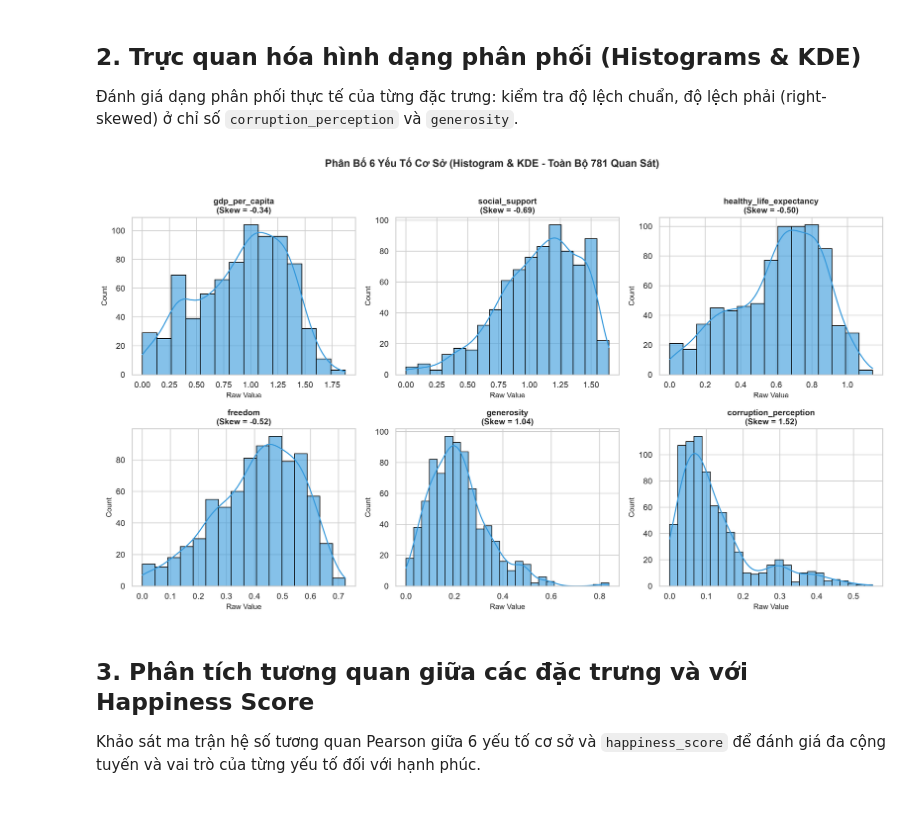
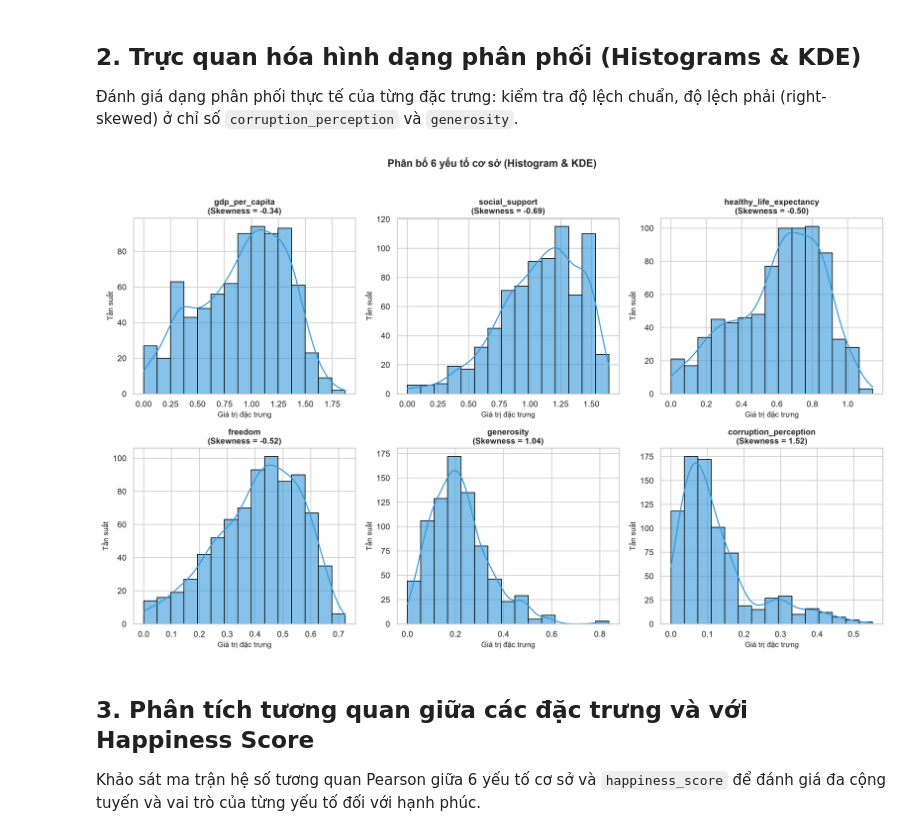
Before and after one commit to huynhtamtri2006-gif/world-happiness-clustering, a Jupyter notebook: notebooks/02_exploratory_data_analysis.ipynb, the cells around one changed output. Drawn from its saved outputs; the diff is of its cells as text; code cells hidden in the pictures; blank space fills up the shorter version.

Commit message:
trực quan hóa: hoàn thành mốc M2 module hóa 9 hàm biểu đồ plots.py và kiểm chứng xuất ảnh 300 DPI

```diff
--- a/notebooks/02_exploratory_data_analysis.ipynb
+++ b/notebooks/02_exploratory_data_analysis.ipynb
@@ -70,23 +79,15 @@ Tổng số dòng quan sát dữ liệu interim: 781 dòng, 164 quốc gia duy n
 # %% [markdown]
 ## 2. Trực quan hóa hình dạng phân phối (Histograms & KDE)
 Đánh giá dạng phân phối thực tế của từng đặc trưng: kiểm tra độ lệch chuẩn, độ lệch phải (right-skewed) ở chỉ số `corruption_perception` và `generosity`.
-# %%
-fig, axes = plt.subplots(2, 3, figsize=(15, 8.5))
-axes = axes.flatten()
-
-for i, col in enumerate(feature_cols):
-    skew_val = df[col].skew()
-    sns.histplot(df[col].dropna(), kde=True, ax=axes[i], color='#3498db', edgecolor='black', alpha=0.6)
-    axes[i].set_title(f'{col}\n(Skew = {skew_val:.2f})', fontsize=11, fontweight='bold')
-    axes[i].set_xlabel('Raw Value', fontsize=10)
-    axes[i].set_ylabel('Count', fontsize=10)
-
-plt.suptitle('Phân Bố 6 Yếu Tố Cơ Sở (Histogram & KDE - Toàn Bộ 781 Quan Sát)', fontsize=14, y=1.02, fontweight='bold')
-plt.tight_layout()
-plt.savefig(figures_dir / 'feature_distributions.png', dpi=300, bbox_inches='tight')
-plt.show()
-# %% [output]
-[figure, removed]
+# %%
+# Hình 1: Phân bố 6 yếu tố cơ sở (Histogram & KDE) — vẽ bằng hàm dùng chung trong plots.py
+fig_distributions = plot_feature_distributions(
+    df, feature_cols,
+    save_path=figures_dir / 'feature_distributions.png'
+)
+plt.show()
+# %% [output]
+[figure, added]
 # %% [markdown]
 ## 3. Phân tích tương quan giữa các đặc trưng và với Happiness Score
 Khảo sát ma trận hệ số tương quan Pearson giữa 6 yếu tố cơ sở và `happiness_score` để đánh giá đa cộng tuyến và vai trò của từng yếu tố đối với hạnh phúc.
```
Also changed, not shown: parts of 5 cells of this notebook, 8 other files.
